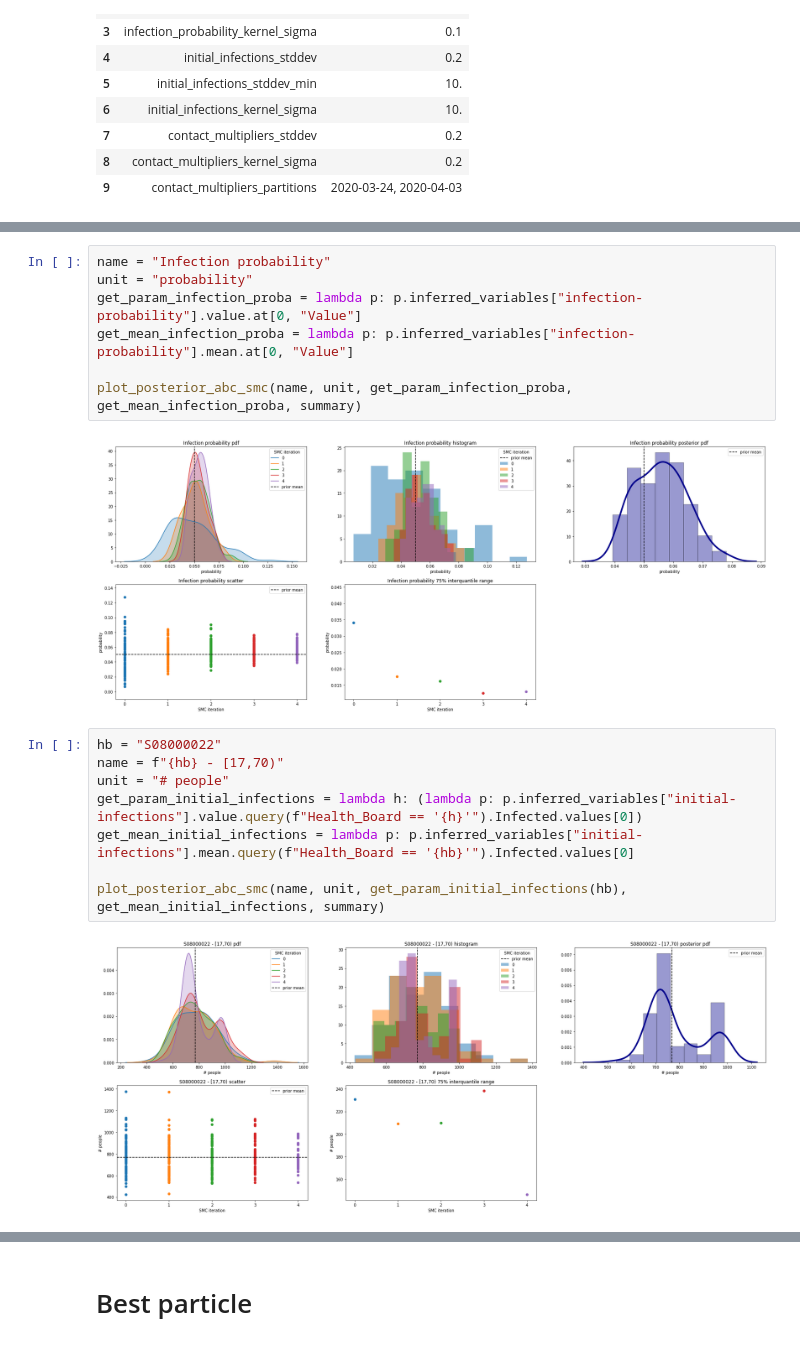
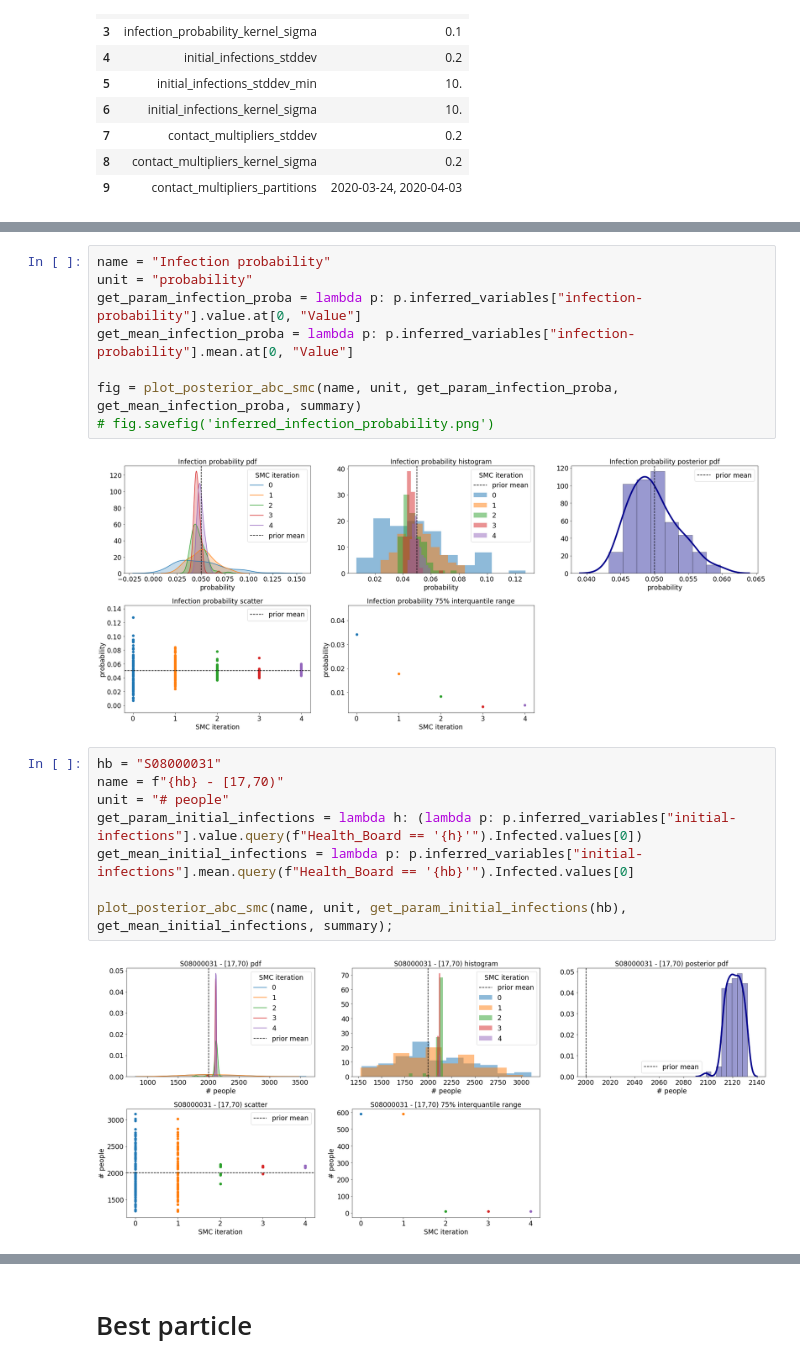
Before and after one commit to magicicada/simple_network_sim, a Jupyter notebook: doc/notebooks/Inference - ABC SMC.ipynb, the cells around one changed output, grey strips where cells are left out. Cells and saved outputs as stored; diff of their text form.

```diff
--- a/doc/notebooks/Inference - ABC SMC.ipynb
+++ b/doc/notebooks/Inference - ABC SMC.ipynb
@@ -203,19 +235,20 @@ unit = "probability"
 get_param_infection_proba = lambda p: p.inferred_variables["infection-probability"].value.at[0, "Value"]
 get_mean_infection_proba = lambda p: p.inferred_variables["infection-probability"].mean.at[0, "Value"]
 
-plot_posterior_abc_smc(name, unit, get_param_infection_proba, get_mean_infection_proba, summary)
+fig = plot_posterior_abc_smc(name, unit, get_param_infection_proba, get_mean_infection_proba, summary)
+# fig.savefig('inferred_infection_probability.png')
 # %% [output]
-[figure, old version]
+[figure, new version]
 # %%
-hb = "S08000022"
+hb = "S08000031"
 name = f"{hb} - [17,70)"
 unit = "# people"
 get_param_initial_infections = lambda h: (lambda p: p.inferred_variables["initial-infections"].value.query(f"Health_Board == '{h}'").Infected.values[0])
 get_mean_initial_infections = lambda p: p.inferred_variables["initial-infections"].mean.query(f"Health_Board == '{hb}'").Infected.values[0]
 
-plot_posterior_abc_smc(name, unit, get_param_initial_infections(hb), get_mean_initial_infections, summary)
+plot_posterior_abc_smc(name, unit, get_param_initial_infections(hb), get_mean_initial_infections, summary);
 # %% [output]
-[figure, old version]
+[figure, new version]
 # %%
 name = "Contact Multiplier"
 unit = ""
```
Also changed, not shown: parts of 12 cells of this notebook.
